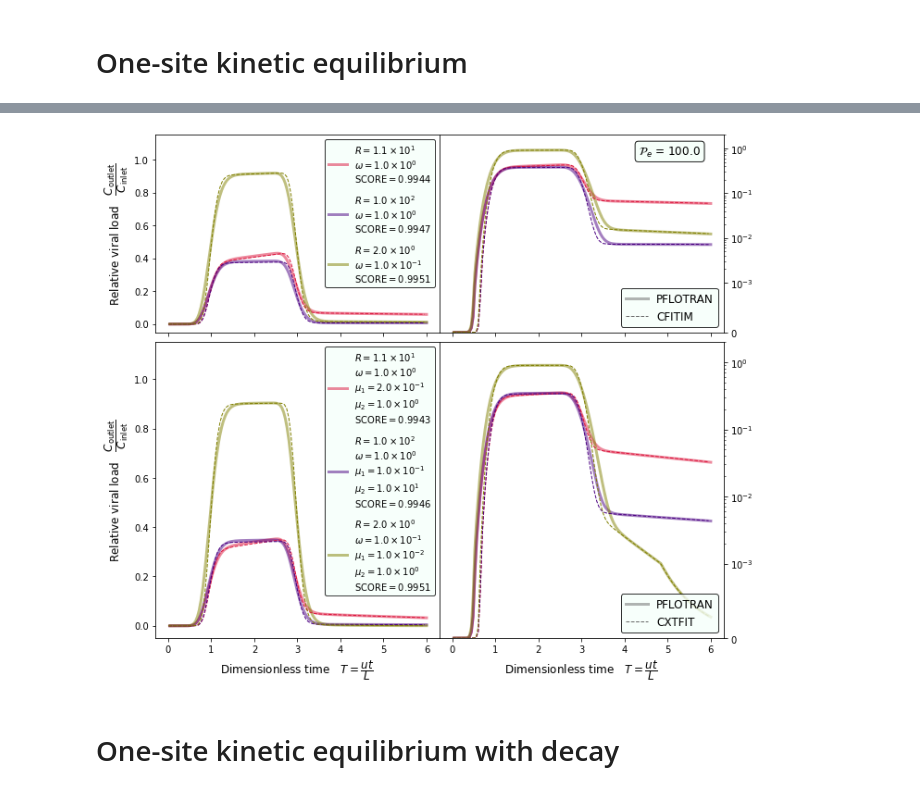
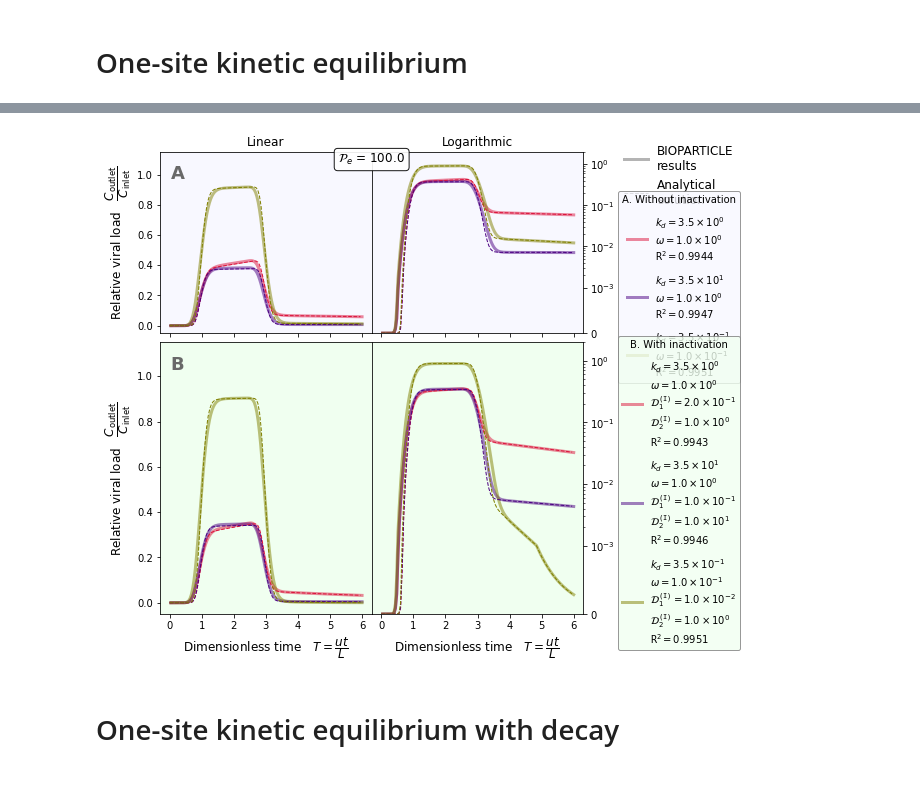
Before and after one commit to edsaac/bioparticle, a Jupyter notebook: notebooks/WithPFLOTRAN/BIOPARTICLE_1D_Column/AnalyticalComparison/CompareToAnalytical.ipynb, the cells around one changed output, grey strips where cells are left out. Drawn from its saved outputs; the diff is of its cells as text; code cells hidden in the pictures.

```diff
--- a/notebooks/WithPFLOTRAN/BIOPARTICLE_1D_Column/AnalyticalComparison/CompareToAnalytical.ipynb
+++ b/notebooks/WithPFLOTRAN/BIOPARTICLE_1D_Column/AnalyticalComparison/CompareToAnalytical.ipynb
@@ -176,18 +176,17 @@ listFiles2 = ["CASE1.csv","CASE2.csv","CASE3.csv"]
 listColors2 = ["crimson","indigo","olive"]
 listLabels2 = []
 # %%
-fig,axs = plt.subplots(2,2,sharex=False, sharey=False,\
-                  figsize=(11,10),gridspec_kw={"height_ratios":[2,3],"hspace":0.04,"wspace":0})
+fig,axs = plt.subplots(2,3,sharex=False, sharey=False,\
+                  figsize=(11,8.5),gridspec_kw={"height_ratios":[2,3],"width_ratios":[1,1,0.9],"hspace":0.04,"wspace":0})
 
 # Legend configuration
 import matplotlib.lines as mlines
 
 PFLOTRAN_line = mlines.Line2D([], [], color='dimgray', lw=3, alpha = 0.5,\
-                          label='PFLOTRAN')
+                          label='BIOPARTICLE\nresults')
 STANMOD_line = mlines.Line2D([], [], color='dimgray', lw=1, ls="dashed",\
-                          label='CFITIM')
-STANMO2_line = mlines.Line2D([], [], color='dimgray', lw=1, ls="dashed",\
-                          label='CXTFIT')
+                          label='Analytical\nsolution')
+
 CASE_line = []
 ## Reaction rates
 for i in range(len(listFiles)):
@@ -206,7 +205,7 @@ for i in range(len(listFiles)):
     Omega = alpha * bulkDensity * k * ColumnLenght.value / FlowVelocity.value
     Pe    = ColumnLenght.value/LongDisp.value
 
-    if True:
+    if False:
         print("CASE ",i)
         print("Pe = ", Pe)
         print("R = ",R)
@@ -233,9 +232,9 @@ for i in range(len(listFiles)):
     concModel_r = np.interp(timeObser,timeModel,concModel)
     err = r2_score(y_true=concObser,y_pred=concModel_r)
 
-    listLabels.append(r"$R = $" + sci_notation(R) + "\n"\
+    listLabels.append(r"$k_d = $" + sci_notation(k) + "\n"\
                       + r"$\omega = $" + sci_notation(Omega) + "\n"\
-                      + r"SCORE$ = $" + "{:.4f}".format(err))
+                      + r"$\mathtt{R^2} = $" + "{:.4f}".format(err))
 
     CASE_line.append(mlines.Line2D([], [], color=listColors[i], lw=3, alpha = 0.5,\
                     label=listLabels[i]))
@@ -243,38 +242,40 @@ for i in range(len(listFiles)):
     for ax in axs[0]:
         ax.plot(getPV(t),Cpflotran,c=listColors[i],lw=3,alpha=0.5,zorder=1)
         ax.plot(tA,CA,c=listColors[i],lw=1,ls="dashed",zorder=2)
+        ax.set_facecolor("ghostwhite")
 
 font = {'size': 12}
 ax = axs[0,0]
 ax.set(ylim=[-0.05,1.15])
 ax.set_ylabel("Relative viral load   " + r"$\dfrac{C_{\rm outlet}}{C_{\rm inlet}}}$",fontdict=font)
-#ax.set_xlabel("Dimensionless time   " + r"$T = \dfrac{ut}{L}$",fontdict=font)
-ax.legend(handles=CASE_line,
-          loc='upper right',ncol=1,
-          edgecolor='k',facecolor='mintcream',labelspacing=1)
 ax.axes.xaxis.set_ticklabels([])
 
 #ax.legend(handles=CASE_line,bbox_to_anchor=(1.5,0.5),
 #          loc='upper right',ncol=1,
 #          edgecolor='k',facecolor='mintcream',labelspacing=1)
 
+axs[0,2].clear()
+axs[0,2].set_axis_off()
+
+leg = axs[0,2].legend(handles=[PFLOTRAN_line,STANMOD_line],
+                      loc='upper center', bbox_to_anchor=(0.5, 1.10),
+                      edgecolor='k',facecolor='mintcream',
+                      labelspacing=0.5,fontsize=12,frameon=False)
+
+axs[0,2].legend(handles=CASE_line,title="A. Without inactivation",
+          loc='lower center',bbox_to_anchor=(0.5, -0.30),ncol=1,
+          edgecolor='grey',facecolor='ghostwhite',labelspacing=1)
+
+axs[0,2].add_artist(leg)
+
 ax = axs[0,1]
 ax.set_yscale("symlog",\
       linthresh=1.0E-3,subs=[1,2,3,4,5,6,7,8,9])
 ax.set_ylim([-1.0E-7,2.0])
 #ax.set_xlabel("Dimensionless time   " + r"$T = \dfrac{ut}{L}$",fontdict=font)
-ax.legend(handles=[PFLOTRAN_line,STANMOD_line],loc='lower right',
-          edgecolor='k',facecolor='mintcream',labelspacing=0.5,
-          fontsize=12)
 ax.yaxis.tick_right()
 ax.axes.xaxis.set_ticklabels([])
 
-## Parameter info:
-information = \
-    r"$\mathcal{P}_e$" + " = {:.1f} ".format(Pe)
-bbox = dict(boxstyle='round', facecolor='mintcream', alpha=0.90)
-ax.text(0.7,0.9,information,bbox=bbox,transform=ax.transAxes,\
-        fontsize=12)
 CASE_line = []
 
 #################################################
@@ -299,7 +300,7 @@ for i in range(len(listFiles2)):
     mu1   = ColumnLenght.value*decayAqueous.value/u
     mu2   = ColumnLenght.value*(R-1.)*decayImmobile.value/u
 
-    if True:
+    if False:
         print("CASE ",i)
         print("u = ", u)
         print("D = ", u*LongDisp.value)
@@ -331,11 +332,11 @@ for i in range(len(listFiles2)):
     concModel_r = np.interp(timeObser,timeModel,concModel)
     err = r2_score(y_true=concObser,y_pred=concModel_r)
 
-    listLabels2.append(r"$R =$" + sci_notation(R) + "\n" \
+    listLabels2.append(r"$k_d =$" + sci_notation(k) + "\n" \
           + r"$\omega =$" + sci_notation(Omega) + "\n" \
-          + r"$\mu_1 =$"  + sci_notation(mu1) + "\n" \
-          + r"$\mu_2 =$"  + sci_notation(mu2)+ "\n" \
-          + r"SCORE$ = $" + "{:.4f}".format(err))
+          + r"$\mathcal{D}^{\mathtt{(I)}}_{1} =$"  + sci_notation(mu1) + "\n" \
+          + r"$\mathcal{D}^{\mathtt{(I)}}_{2} =$"  + sci_notation(mu2)+ "\n" \
+          + r"$\mathtt{R^2} =$" + "{:.4f}".format(err))
 
     CASE_line.append(mlines.Line2D([], [], color=listColors2[i], lw=3, alpha = 0.5,\
                     label=listLabels2[-1]))
@@ -343,6 +344,7 @@ for i in range(len(listFiles2)):
     for ax in axs[1]:
         ax.plot(getPV(t),Cpflotran,c=listColors2[i],lw=3,alpha=0.5,zorder=1)
         ax.plot(tA,CA,c=listColors2[i],lw=1,ls="dashed",zorder=2)
+        ax.set_facecolor("honeydew")
 
 #*****************
 font = {'size': 12}
@@ -350,20 +352,43 @@ ax = axs[1,0]
 ax.set(ylim=[-0.05,1.15])
 ax.set_ylabel("Relative viral load   " + r"$\dfrac{C_{\rm outlet}}{C_{\rm inlet}}}$",fontdict=font)
 ax.set_xlabel("Dimensionless time   " + r"$T = \dfrac{ut}{L}$",fontdict=font)
-ax.legend(handles=CASE_line,
-          loc='upper right',ncol=1,
-          edgecolor='k',facecolor='mintcream',labelspacing=1)
 
 ax = axs[1,1]
 ax.set_yscale("symlog",\
       linthresh=1.0E-3,subs=[1,2,3,4,5,6,7,8,9])
 ax.set_ylim([-1.0E-7,2.0])
 ax.set_xlabel("Dimensionless time   " + r"$T = \dfrac{ut}{L}$",fontdict=font)
-ax.legend(handles=[PFLOTRAN_line,STANMO2_line],loc='lower right',
-          edgecolor='k',facecolor='mintcream',labelspacing=0.5,
-          fontsize=12)
+#ax.legend(handles=[PFLOTRAN_line,STANMO2_line],loc='lower right',
+#          edgecolor='k',facecolor='mintcream',labelspacing=0.5,
+#          fontsize=12)
 ax.yaxis.tick_right()
 
+#TITLES
+axs[0,0].set_title("Linear")
+axs[0,1].set_title("Logarithmic")
+
+#INDICATORS A-B
+axs[0,0].text(0.05,0.85,"A",transform=axs[0,0].transAxes,\
+              fontsize=18,c='dimgray',fontweight='bold')
+axs[1,0].text(0.05,0.90,"B",transform=axs[1,0].transAxes,\
+              fontsize=18,c='dimgray',fontweight='bold')
+
+################# LEGENDS #####
+axs[1,2].clear()
+axs[1,2].set_axis_off()
+axs[1,2].legend(handles=CASE_line,title="B. With inactivation",
+          loc='lower center',bbox_to_anchor=(0.5, -0.15),ncol=1,
+          edgecolor='gray',facecolor='honeydew',labelspacing=1)
+
+## Parameter info:
+information = r"$\mathcal{P}_e$" + " = {:.1f} ".format(Pe)
+bbox = dict(boxstyle='round', facecolor='white', alpha=0.90)
+axs[0,1].text(0.0,1.0,information,bbox=bbox,transform=axs[0,1].transAxes,\
+        fontsize=12,ha='center',va='top')
+
 #plt.tight_layout()
-plt.show()
+plt.savefig("ValidationSTANMOD.png", dpi=240, facecolor='w', edgecolor='w',bbox_inches='tight')
+        #orientation='portrait', papertype=None, format=None,
+        #transparent=False, bbox_inches=None, pad_inches=0.1,
+        #frameon=None, metadata=None)
 # %% [output]
@@ -387,4 +418,4 @@ PV -> t = 2.778E-01 [h]
-[figure, old version]
+[figure, new version]
 # %% [markdown]
 # One-site kinetic equilibrium with decay
 # %%
```
Also changed, not shown: parts of 1 cell of this notebook, 26 other files.
